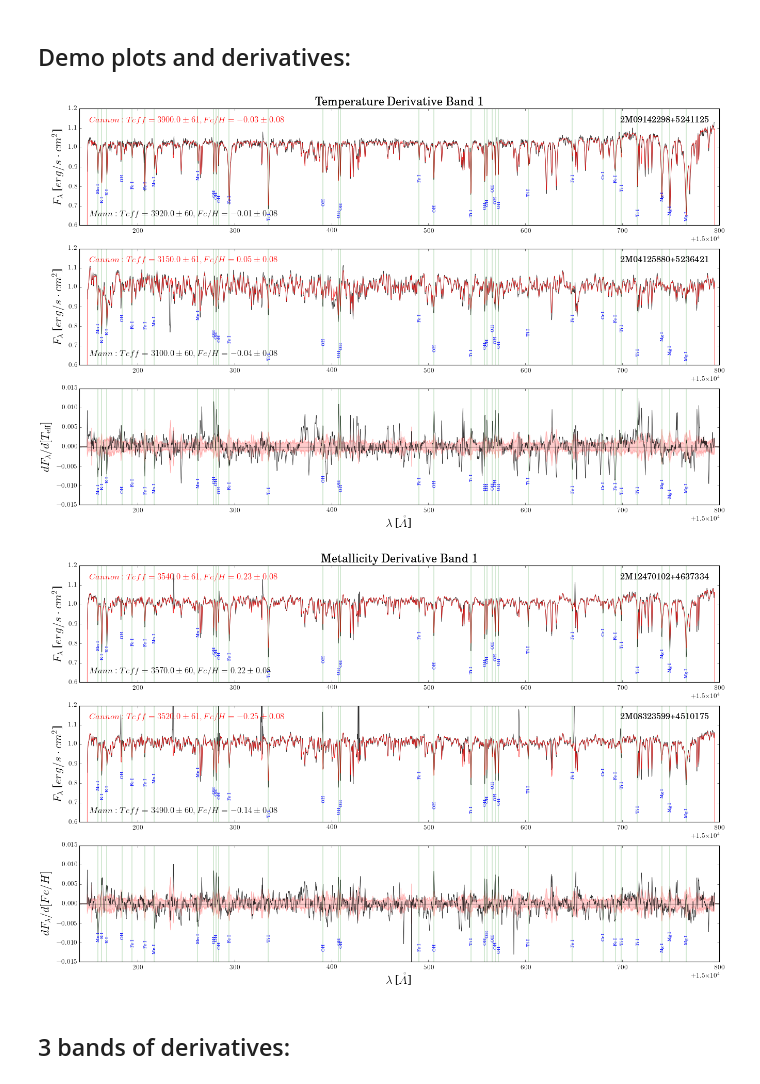
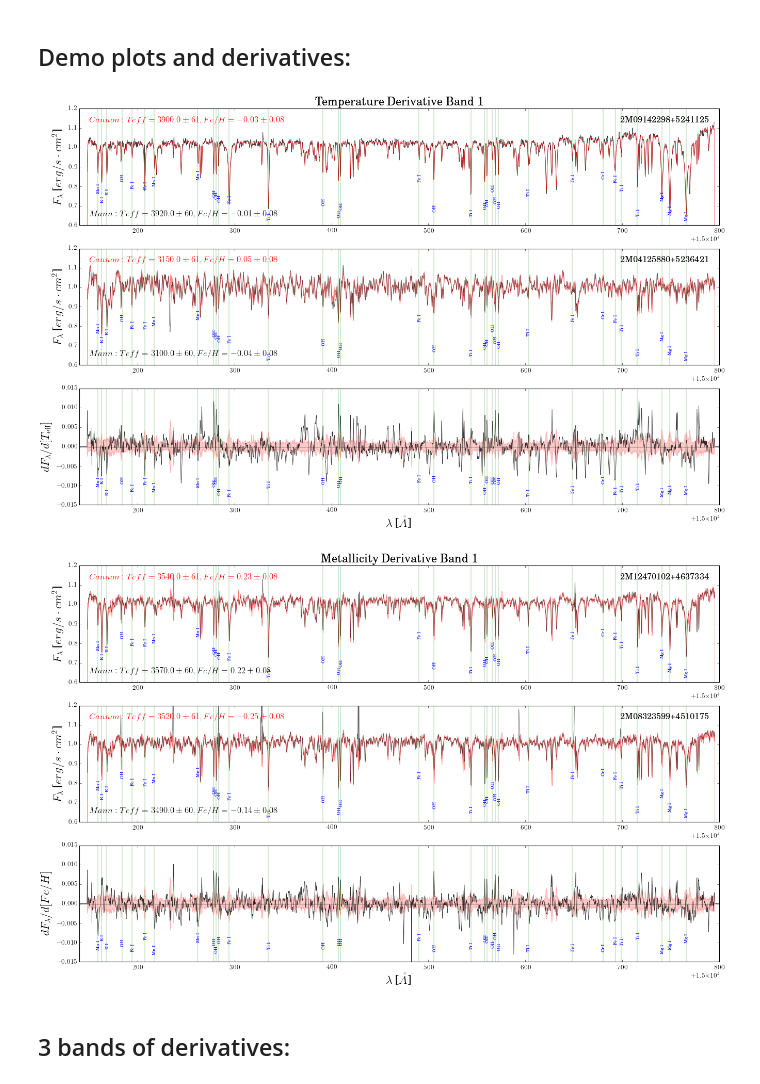
Before and after one commit to jbirky/Mdwarf_project, a Jupyter notebook: cannon_runs/bonus_run_cannon.ipynb, the cells around one changed output. Saved outputs shown, nothing was run; the diff lists cells and outputs as text; code cells hidden in the pictures.

```diff
--- a/cannon_runs/bonus_run_cannon.ipynb
+++ b/cannon_runs/bonus_run_cannon.ipynb
@@ -217,8 +217,11 @@ ax2.text(bands[i][0]+10, .68, ref_lbl2, color='k', fontsize=15, va='top', ha='le
 train_flux2 = ds.tr_flux[ind[1]][pbands[i]]
 train_flux2[train_flux2 == 0] = np.nan
 
-ax2.plot(ds.wl[pbands[i]], train_flux2, color='k', alpha=.8, linewidth=.7)
-ax2.plot(ds.wl[pbands[i]], synth[ind[1]][pbands[i]], color='r', alpha=.8, linewidth=.7)
+ax2.plot(ds.wl[pbands[i]], train_flux2, color='k', alpha=.6, linewidth=.7)
+# ax2.plot(ds.wl[pbands[i]], synth[ind[0]][pbands[i]], color='r', alpha=.8, linewidth=.7)
+ax2.fill_between(ds.wl[pbands[i]], synth[ind[1]][pbands[i]] - md.scatters[pbands[i]], synth[ind[1]][pbands[i]] + md.scatters[pbands[i]], \
+                 color='r', alpha=.4, linewidth=.7)
+
 ax2.axhline(y=0, color='k', alpha=.5)
 ax2.set_ylabel(r'$F_{\lambda}$ [$erg/s \cdot cm^{2}$]', fontsize=20)
 ax2.set_xlim(bands[i])
@@ -229,34 +232,34 @@ ax3.fill_between(ds.wl, -jack_err_teff, jack_err_teff, alpha=.2, color='r')
 ax3.axhline(y=0, color='k', alpha=.5)
 ax3.set_ylabel(r'$dF_{\lambda}/d[T_{\rm eff}]$', fontsize=20)
 ax3.set_xlabel(r'$\lambda$ [$\mathring{A}$]', fontsize=20)
 ax3.set_xlim(bands[i])
 ax3.set_ylim(-.015,.015)
 
 xrange = [ds.wl[0], ds.wl[1]]
 yrange = [min(md.coeffs.T[k]), max(md.coeffs.T[k])]
 
 for lines in line_names:
     for feature in line_list[lines]:
 
         # determine position of the line and label based on pixel of the spectrum
         xpos = min(wave, key=lambda x:abs(x - feature))
         index = list(wave).index(xpos)
         ypos = ds.tr_flux[i][index]
 
         if (feature >= bands[i][0]) & (feature <= bands[i][1]):
             ax1.axvline(x=feature, ymin=-2, ymax=2, linewidth=.3, color='g')
             ax1.text(feature, ypos-.15, lines, rotation=90, ha='center', color='b', fontsize=8)
 
             ax2.axvline(x=feature, ymin=-2, ymax=2, linewidth=.3, color='g')
             ax2.text(feature, ypos-.15, lines, rotation=90, ha='center', color='b', fontsize=8)
 
             ax3.axvline(x=feature, ymin=-2, ymax=2, linewidth=.3, color='g')
             ax3.text(feature, -.01+np.random.uniform(-.002,.002), lines, rotation=90, ha='center', color='b', fontsize=8)
 
 ax1.set_title('Temperature Derivative Band '+str(i+1), fontsize=20)
 plt.show()
 # %% [output]
-[figure, old version]
+[figure, new version]
 # %%
 i = 0 #band number
 tr_label_unc = [60, .08]
@@ -282,8 +285,11 @@ ax1.text(bands[i][0]+10, .68, ref_lbl1, color='k', fontsize=15, va='top', ha='le
 train_flux1 = ds.tr_flux[ind[0]][pbands[i]]
 train_flux1[train_flux1 == 0] = np.nan
 
-ax1.plot(ds.wl[pbands[i]], train_flux1, color='k', alpha=.8, linewidth=.7)
-ax1.plot(ds.wl[pbands[i]], synth[ind[0]][pbands[i]], color='r', alpha=.8, linewidth=.7)
+ax1.plot(ds.wl[pbands[i]], train_flux1, color='k', alpha=.6, linewidth=.7)
+# ax1.plot(ds.wl[pbands[i]], synth[ind[0]][pbands[i]], color='r', alpha=.8, linewidth=.7)
+ax1.fill_between(ds.wl[pbands[i]], synth[ind[0]][pbands[i]] - md.scatters[pbands[i]], synth[ind[0]][pbands[i]] + md.scatters[pbands[i]], \
+                 color='r', alpha=.4, linewidth=.7)
+
 ax1.axhline(y=0, color='k', alpha=.5)
 ax1.set_ylabel(r'$F_{\lambda}$ [$erg/s \cdot cm^{2}$]', fontsize=20)
 ax1.set_xlim(bands[i])
@@ -301,8 +307,11 @@ ax2.text(bands[i][0]+10, .68, ref_lbl2, color='k', fontsize=15, va='top', ha='le
 train_flux2 = ds.tr_flux[ind[1]][pbands[i]]
 train_flux2[train_flux2 == 0] = np.nan
 
-ax2.plot(ds.wl[pbands[i]], train_flux2, color='k', alpha=.8, linewidth=.7)
-ax2.plot(ds.wl[pbands[i]], synth[ind[1]][pbands[i]], color='r', alpha=.8, linewidth=.7)
+ax2.plot(ds.wl[pbands[i]], train_flux2, color='k', alpha=.6, linewidth=.7)
+# ax2.plot(ds.wl[pbands[i]], synth[ind[0]][pbands[i]], color='r', alpha=.8, linewidth=.7)
+ax2.fill_between(ds.wl[pbands[i]], synth[ind[1]][pbands[i]] - md.scatters[pbands[i]], synth[ind[1]][pbands[i]] + md.scatters[pbands[i]], \
+                 color='r', alpha=.4, linewidth=.7)
+
 ax2.axhline(y=0, color='k', alpha=.5)
 ax2.set_ylabel(r'$F_{\lambda}$ [$erg/s \cdot cm^{2}$]', fontsize=20)
 ax2.set_xlim(bands[i])
@@ -340,7 +349,7 @@ for lines in line_names:
 ax1.set_title('Metallicity Derivative Band '+str(i+1), fontsize=20)
 plt.show()
 # %% [output]
-[figure, old version]
+[figure, new version]
 # %% [markdown]
 ## 3 bands of derivatives:
 # %%
```
Also changed, not shown: parts of 2 cells of this notebook.
